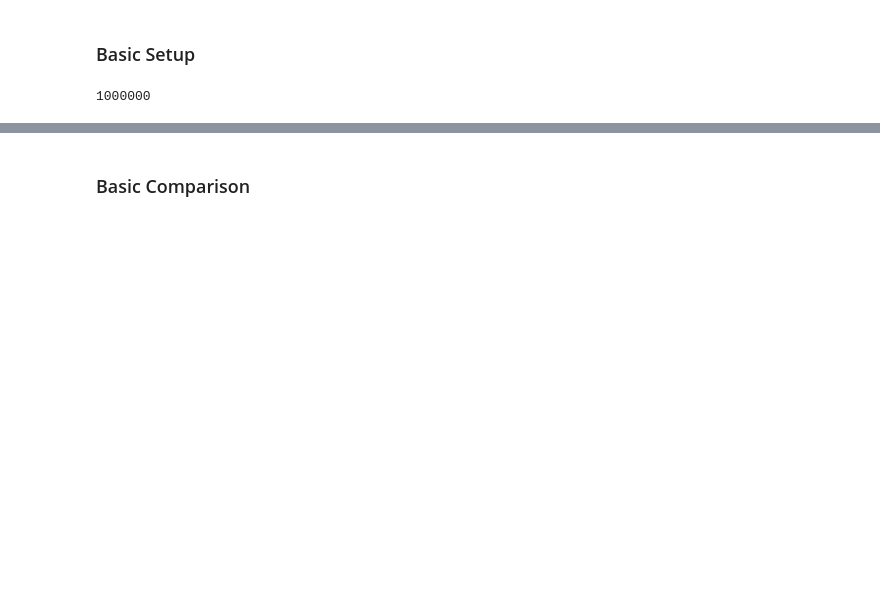
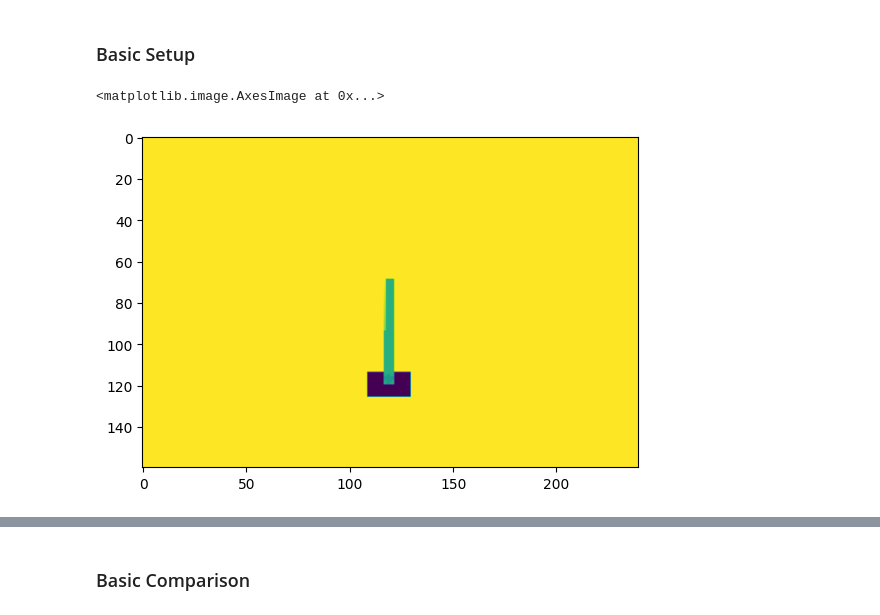
Before and after one commit to naveenr414/concept_decisions, a Jupyter notebook: scripts/notebooks/Scratch Space.ipynb, the cells around one changed output, grey strips where cells are left out. Drawn from its saved outputs; the diff is of its cells as text; code cells hidden in the pictures; blank space fills up the shorter version.

```diff
--- a/scripts/notebooks/Scratch Space.ipynb
+++ b/scripts/notebooks/Scratch Space.ipynb
@@ -32,22 +35,19 @@ if is_main:
     if is_jupyter:
         # Basics
         seed        = 42
-        environment_string = "cart_pole"
-        gold_timesteps = 4_000_000
-        training_timesteps = 1_000_000
+        environment_string = "boxing"
+        gold_timesteps = 10_000_000
+        training_timesteps = 5_000_000
         num_concepts_selected = 24
         selection_function = "q_value"
         # Experiment #1 & #2
         run_basic = False
         run_iterative = False
-        run_two_stage = False
-        run_imperfect=True
-        run_intervention=True
+        run_two_stage = True
+        run_imperfect=False
+        run_intervention=False
         # Experiment #3
-        cbm_accuracy_by_concept = [0.96542056, 0.96542056, 0.9682243 , 0.9682243 , 0.82429907,
-       0.82336449, 0.79906542, 0.8       , 0.93084112, 0.92336449,
-       0.94859813, 0.94859813, 0.80747664, 0.80934579, 0.82616822,
-       0.82803738]
+        cbm_accuracy_by_concept = None
         intervention_probability = 0
         intervention_accuracy_by_concept = None
         cbm_std_by_concept = None
@@ -155,8 +155,3 @@ if is_main:
     concept_list = get_concepts(environment_string,concept_source,seed)
     num_concepts_selected = min(num_concepts_selected,len(concept_list))
     ground_truth_env, ground_truth_gym_env, additional_info = get_environment(environment_string, None, seed)
-# %%
-gold_timesteps = 1_000_000
-gold_timesteps
-# %% [output]
-1000000
@@ -162,0 +162,6 @@ gold_timesteps
+# %%
+a = ground_truth_env.reset()
+plt.imshow(a[0][0])
+# %% [output]
+<matplotlib.image.AxesImage at 0x...>
+[figure, added]
```
Also changed, not shown: parts of 33 cells of this notebook, 4 other files.
